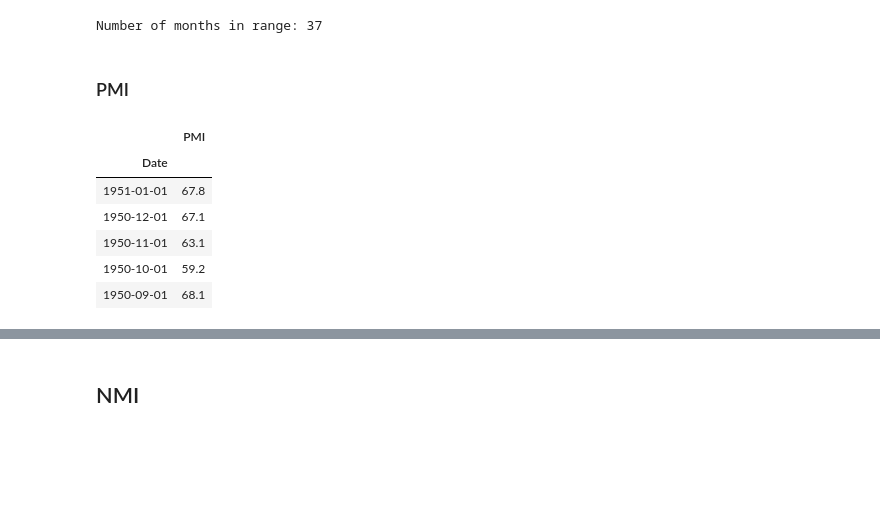
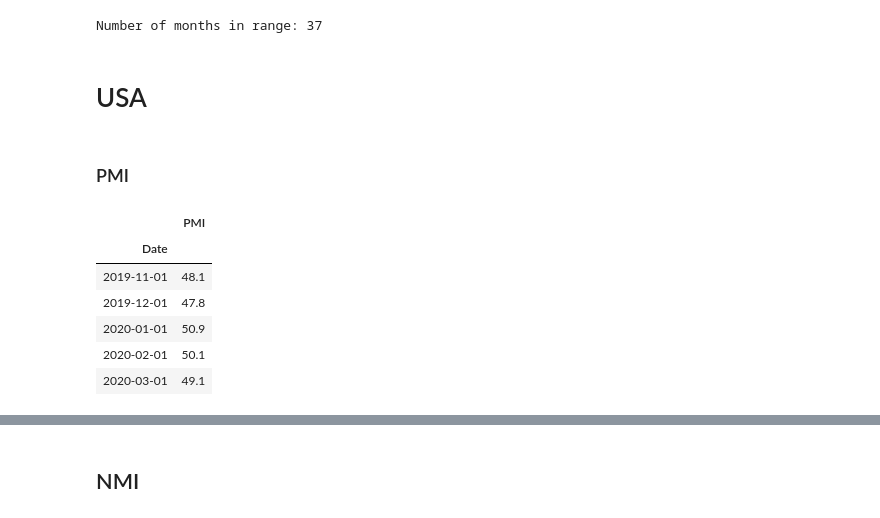
Before and after one commit to thomask18/Finance, a Jupyter notebook: World View.ipynb, the cells around one changed output, grey strips where cells are left out. Drawn from its saved outputs; the diff is of its cells as text; code cells hidden in the pictures; blank space fills up the shorter version.

```diff
--- a/World View.ipynb
+++ b/World View.ipynb
@@ -22,19 +22,20 @@ num_months = (end.year - start.year) * 12 + (end.month - start.month)
 print('Number of months in range:', num_months)
 # %% [output]
 Number of months in range: 37
+# %% [markdown]
+# USA
 # %% [markdown]
 ### PMI
 # %%
 df_PMI = quandl.get("ISM/MAN_PMI", authtoken="kFwyRwmqZyPsHBzdpNov")
 df_PMI.rename(columns={'VALUE': "PMI"}, inplace=True)
-df_PMI = df_PMI[::-1]
 df_PMI = df_PMI[-num_months:]
-df_PMI.head()
+df_PMI.tail()
 # %% [output]
 |  | PMI |
 | Date |  |
-| 1951-01-01 | 67.8 |
-| 1950-12-01 | 67.1 |
-| 1950-11-01 | 63.1 |
-| 1950-10-01 | 59.2 |
-| 1950-09-01 | 68.1 |
+| 2019-11-01 | 48.1 |
+| 2019-12-01 | 47.8 |
+| 2020-01-01 | 50.9 |
+| 2020-02-01 | 50.1 |
+| 2020-03-01 | 49.1 |
```
Also changed, not shown: parts of 40 cells of this notebook.
